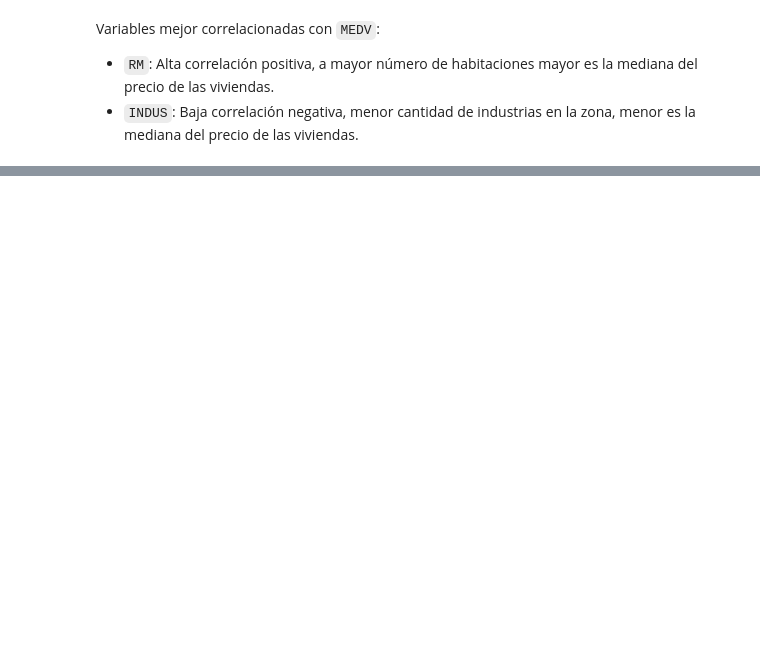
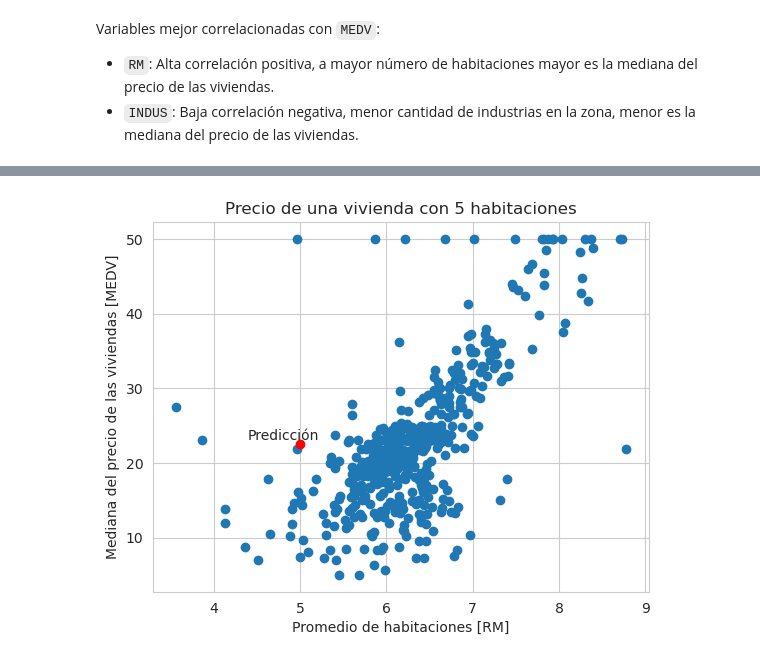
Before and after one commit to pahoalapizco/regression_with_python, a Jupyter notebook: notebooks/0.0-regresion-lineal_python-introduction.ipynb, the cells around one changed output, grey strips where cells are left out. Saved outputs shown, nothing was run; the diff lists cells and outputs as text; code cells hidden in the pictures; blank space fills up the shorter version.

```diff
--- a/notebooks/0.0-regresion-lineal_python-introduction.ipynb
+++ b/notebooks/0.0-regresion-lineal_python-introduction.ipynb
@@ -96,0 +136,19 @@ Variables mejor correlacionadas con `MEDV`:
+# %%
+plt.scatter(
+  housing_df["RM"],
+  housing_df["MEDV"]
+)
+
+plt.plot(rooms, predict, "ro")
+
+plt.annotate(
+  "Predicción",
+  xy=(rooms-.6, predict+.6)
+)
+
+plt.title("Precio de una vivienda con 5 habitaciones")
+plt.xlabel("Promedio de habitaciones [RM]")
+plt.ylabel("Mediana del precio de las viviendas [MEDV]")
+plt.show()
+# %% [output]
+[figure, added]
```
Also changed, not shown: parts of 11 cells of this notebook, 1 other file.
